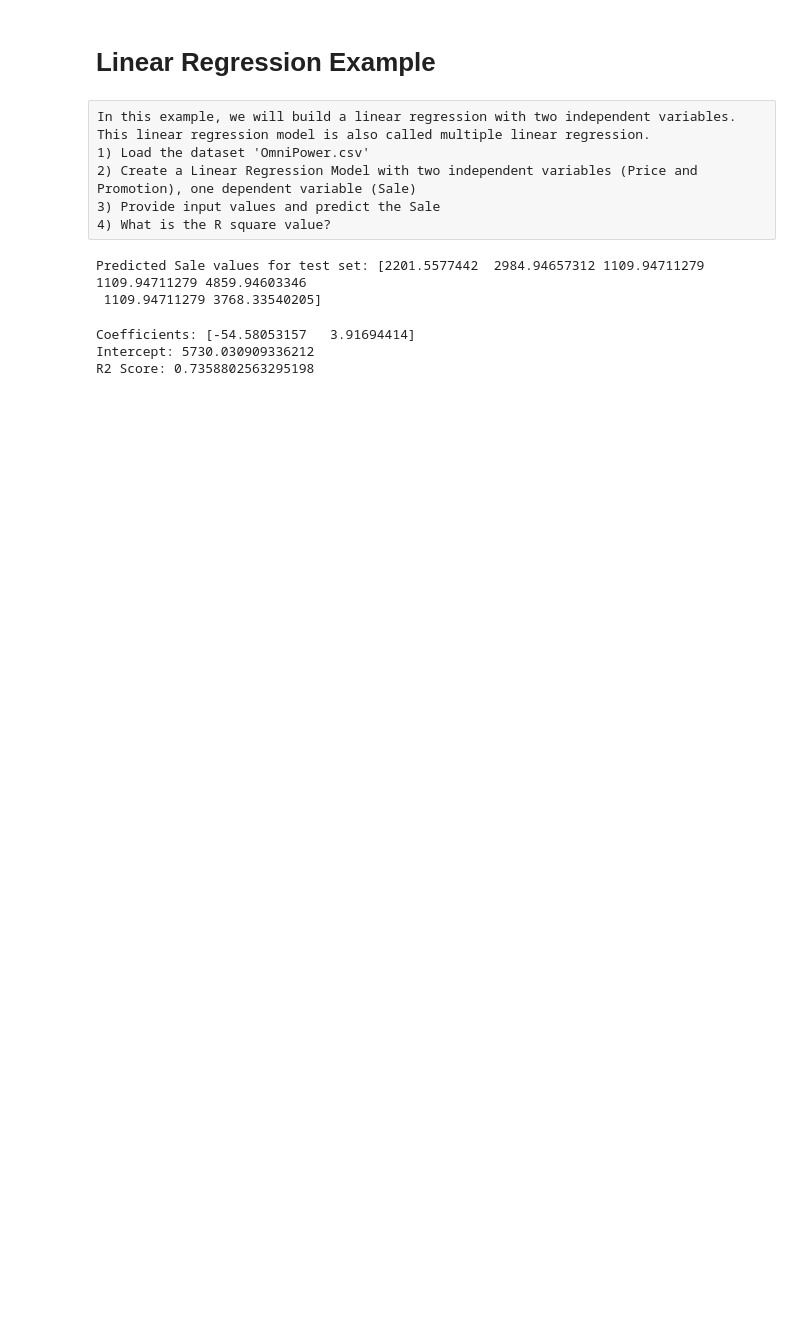
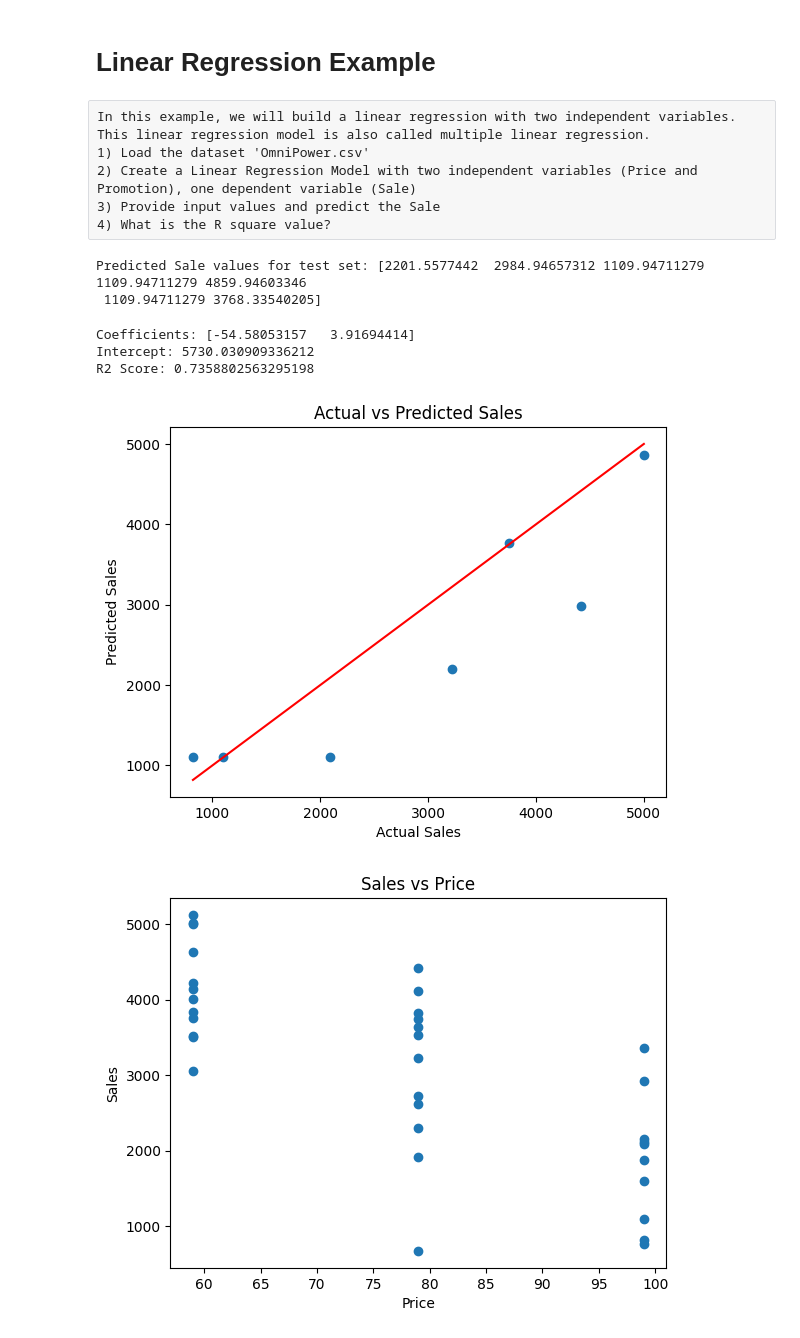
Before and after one commit to NUS-ISS-LC/assignment-4-linear-and-logistic-regression-shafikhakim27, a Jupyter notebook: Linear_Reg_workshop2.ipynb, the cells around one changed output. Drawn from its saved outputs; the diff is of its cells as text; code cells hidden in the pictures; blank space fills up the shorter version.

Commit message:
Adding Linear Regression Workshop 2 notebook graph.

```diff
--- a/Linear_Reg_workshop2.ipynb
+++ b/Linear_Reg_workshop2.ipynb
@@ -44,3 +44,29 @@ print("R2 Score:", r2_score)
 Coefficients: [-54.58053157   3.91694414]
 Intercept: 5730.030909336212
 R2 Score: 0.7358802563295198
+# %%
+#visualise the results
+import matplotlib.pyplot as plt
+plt.scatter(y_test, y_pred)
+plt.xlabel("Actual Sales")
+plt.ylabel("Predicted Sales")
+plt.title("Actual vs Predicted Sales")
+plt.plot([min(y_test), max(y_test)], [min(y_test), max(y_test)], color='red')  # Diagonal line
+plt.show()
+
+# visualise sales vs price
+plt.scatter(data['Price'], data['Sales'])
+plt.xlabel("Price")
+plt.ylabel("Sales")
+plt.title("Sales vs Price")
+plt.show()
+
+# visualise sales vs promotion
+plt.scatter(data['Promotion'], data['Sales'])
+plt.xlabel("Promotion")
+plt.ylabel("Sales")
+plt.title("Sales vs Promotion")
+plt.show()
+# %% [output]
+[figure, added]
+[figure, added]
```
Also changed, not shown: parts of 1 cell of this notebook.
